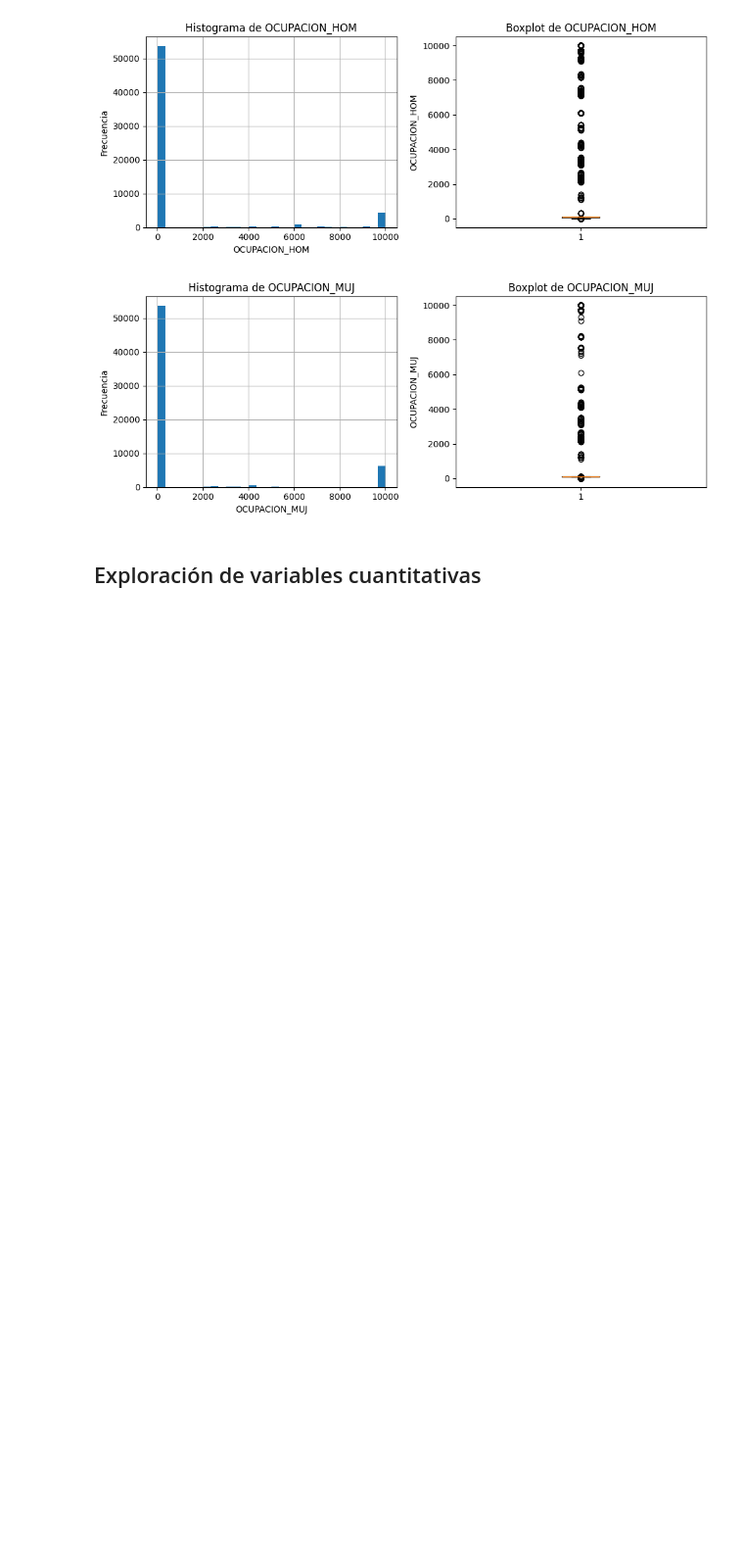
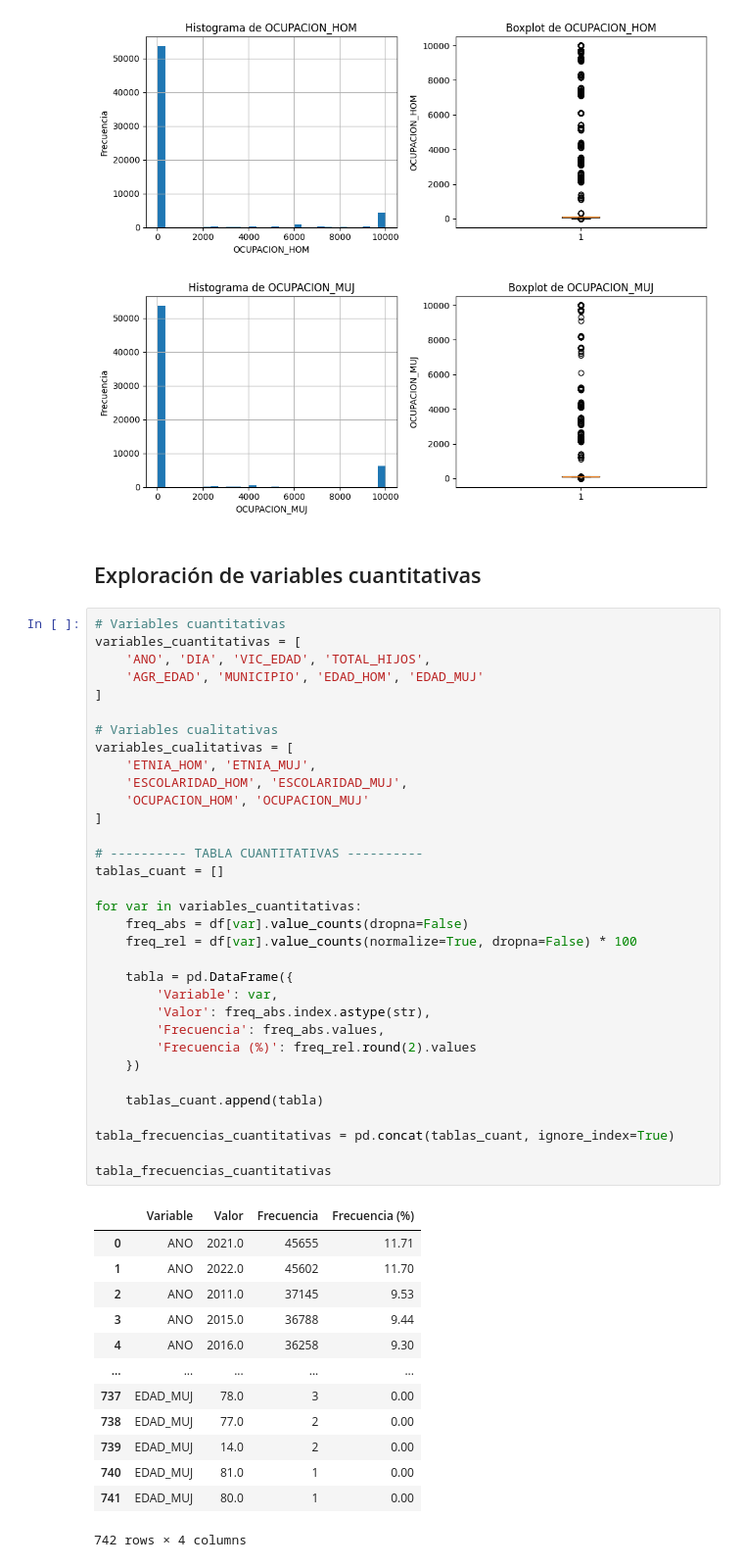
Before and after one commit to ecarcamo/pry1-data-mining, a Jupyter notebook: data/main.ipynb, the cells around one changed output. Shown at 98% size. Saved outputs shown, nothing was run; the diff lists cells and outputs as text; blank space fills up the shorter version.

```diff
--- a/data/main.ipynb
+++ b/data/main.ipynb
@@ -265,3 +267,50 @@ for var in var_num:
 [figure]
 # %% [markdown]
 ## Exploración de variables cuantitativas
+# %%
+# Variables cuantitativas
+variables_cuantitativas = [
+    'ANO', 'DIA', 'VIC_EDAD', 'TOTAL_HIJOS',
+    'AGR_EDAD', 'MUNICIPIO', 'EDAD_HOM', 'EDAD_MUJ'
+]
+
+# Variables cualitativas
+variables_cualitativas = [
+    'ETNIA_HOM', 'ETNIA_MUJ',
+    'ESCOLARIDAD_HOM', 'ESCOLARIDAD_MUJ',
+    'OCUPACION_HOM', 'OCUPACION_MUJ'
+]
+
+# ---------- TABLA CUANTITATIVAS ----------
+tablas_cuant = []
+
+for var in variables_cuantitativas:
+    freq_abs = df[var].value_counts(dropna=False)
+    freq_rel = df[var].value_counts(normalize=True, dropna=False) * 100
+
+    tabla = pd.DataFrame({
+        'Variable': var,
+        'Valor': freq_abs.index.astype(str),
+        'Frecuencia': freq_abs.values,
+        'Frecuencia (%)': freq_rel.round(2).values
+    })
+
+    tablas_cuant.append(tabla)
+
+tabla_frecuencias_cuantitativas = pd.concat(tablas_cuant, ignore_index=True)
+
+tabla_frecuencias_cuantitativas
+# %% [output]
+|  | Variable | Valor | Frecuencia | Frecuencia (%) |
+| 0 | ANO | 2021.0 | 45655 | 11.71 |
+| 1 | ANO | 2022.0 | 45602 | 11.70 |
+| 2 | ANO | 2011.0 | 37145 | 9.53 |
+| 3 | ANO | 2015.0 | 36788 | 9.44 |
+| 4 | ANO | 2016.0 | 36258 | 9.30 |
+| ... | ... | ... | ... | ... |
+| 737 | EDAD_MUJ | 78.0 | 3 | 0.00 |
+| 738 | EDAD_MUJ | 77.0 | 2 | 0.00 |
+| 739 | EDAD_MUJ | 14.0 | 2 | 0.00 |
+| 740 | EDAD_MUJ | 81.0 | 1 | 0.00 |
+| 741 | EDAD_MUJ | 80.0 | 1 | 0.00 |
+742 rows × 4 columns
```
Also changed, not shown: parts of 9 cells of this notebook.
